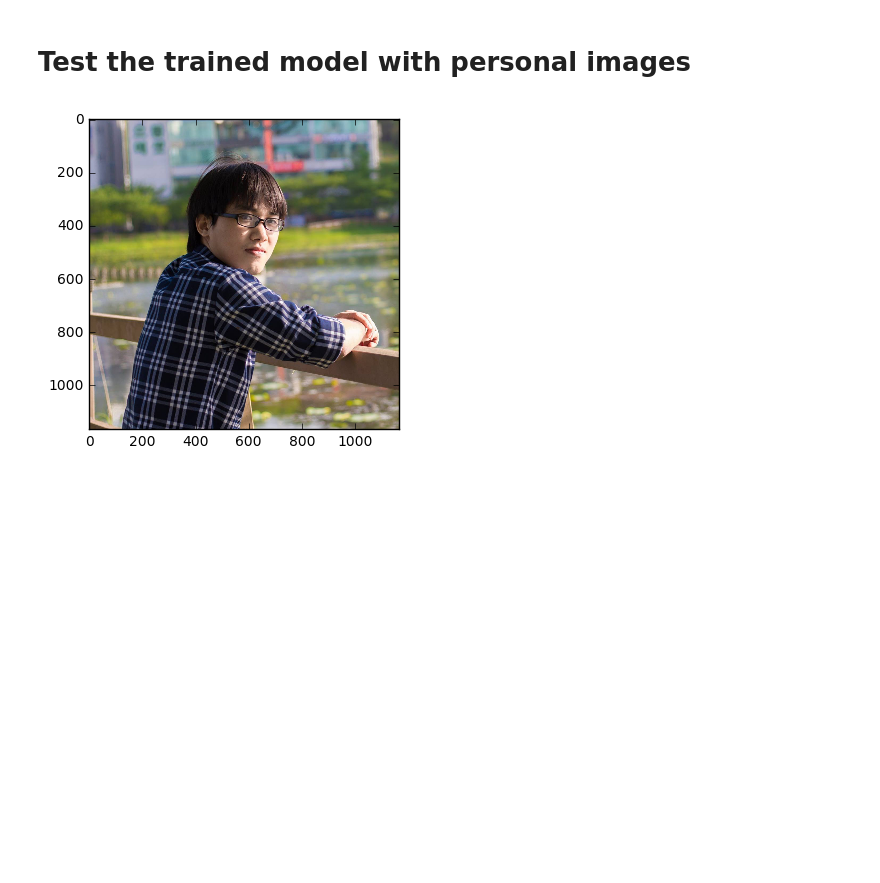
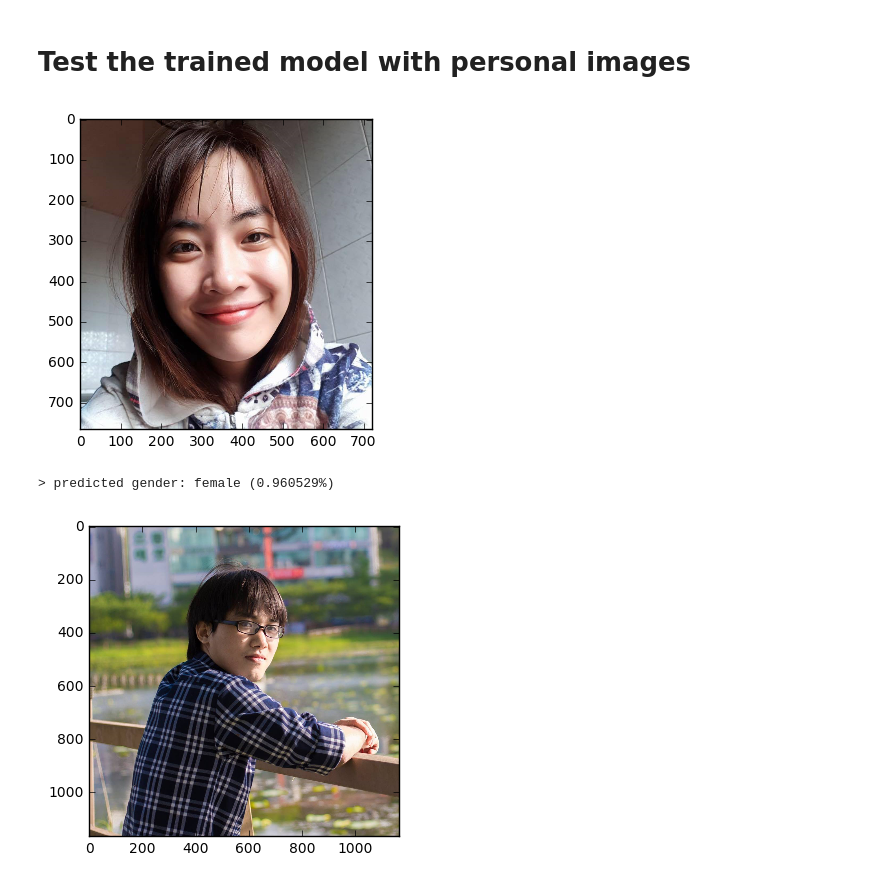
Before and after one commit to nhduong/human_gender_prediction, a Jupyter notebook: gender_prediction.ipynb, the cells around one changed output. Saved outputs shown, nothing was run; the diff lists cells and outputs as text; code cells hidden in the pictures; blank space fills up the shorter version.

```diff
--- a/gender_prediction.ipynb
+++ b/gender_prediction.ipynb
@@ -220,6 +220,12 @@ print('> testing image index: %d\n> true gender: %s\n> predicted gender: %s'
 > predicted gender: female
 # %% [markdown]
 # Test the trained model with personal images
+# %%
+file_name = 'minh4.jpg'
+predict_gender_from_image_file(file_name)
+# %% [output]
+[figure, added]
+> predicted gender: female (0.960529%)
 # %%
 file_name = 'duong.jpg'
 predict_gender_from_image_file(file_name)
```
Also changed, not shown: parts of 3 cells of this notebook, 1 other file.
